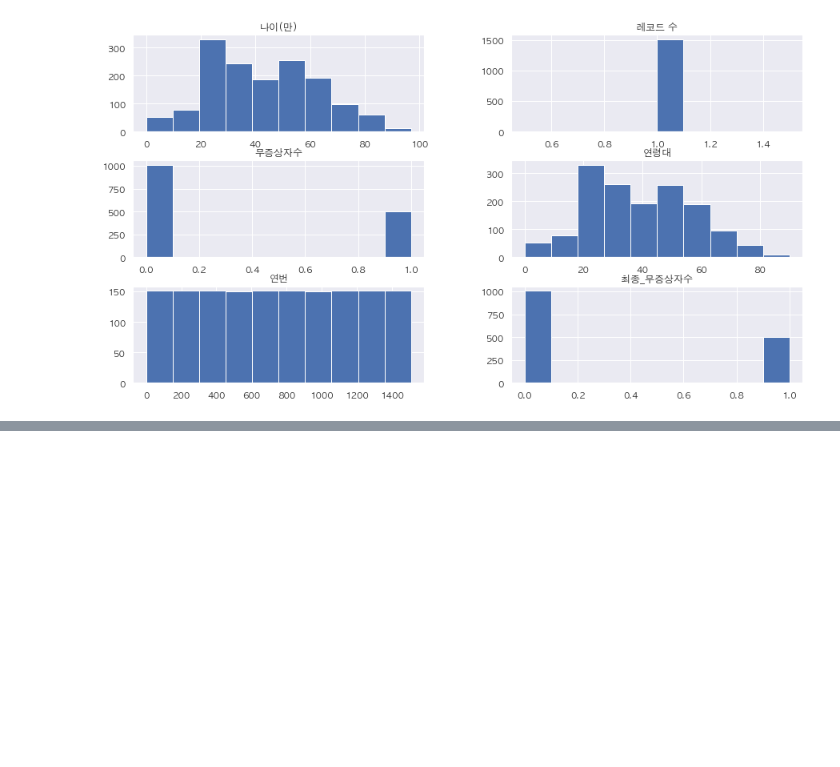
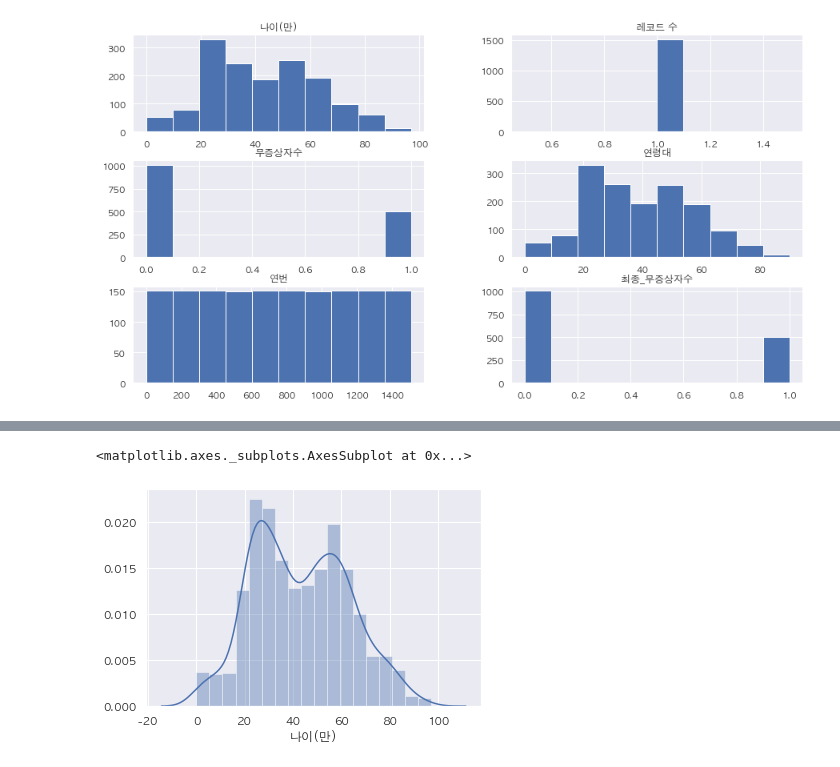
Before and after one commit to corazzon/COVID-19-eda, a Jupyter notebook: covid19-gg.ipynb, the cells around one changed output, grey strips where cells are left out. Cells and saved outputs as stored; diff of their text form; code cells hidden in the pictures; blank space fills up the shorter version.

```diff
--- a/covid19-gg.ipynb
+++ b/covid19-gg.ipynb
@@ -163,0 +187,5 @@ h = df.hist(figsize=(15, 8))
+# %%
+sns.distplot(df["나이(만)"])
+# %% [output]
+<matplotlib.axes._subplots.AxesSubplot at 0x...>
+[figure, added]
```
Also changed, not shown: parts of 8 cells of this notebook.
